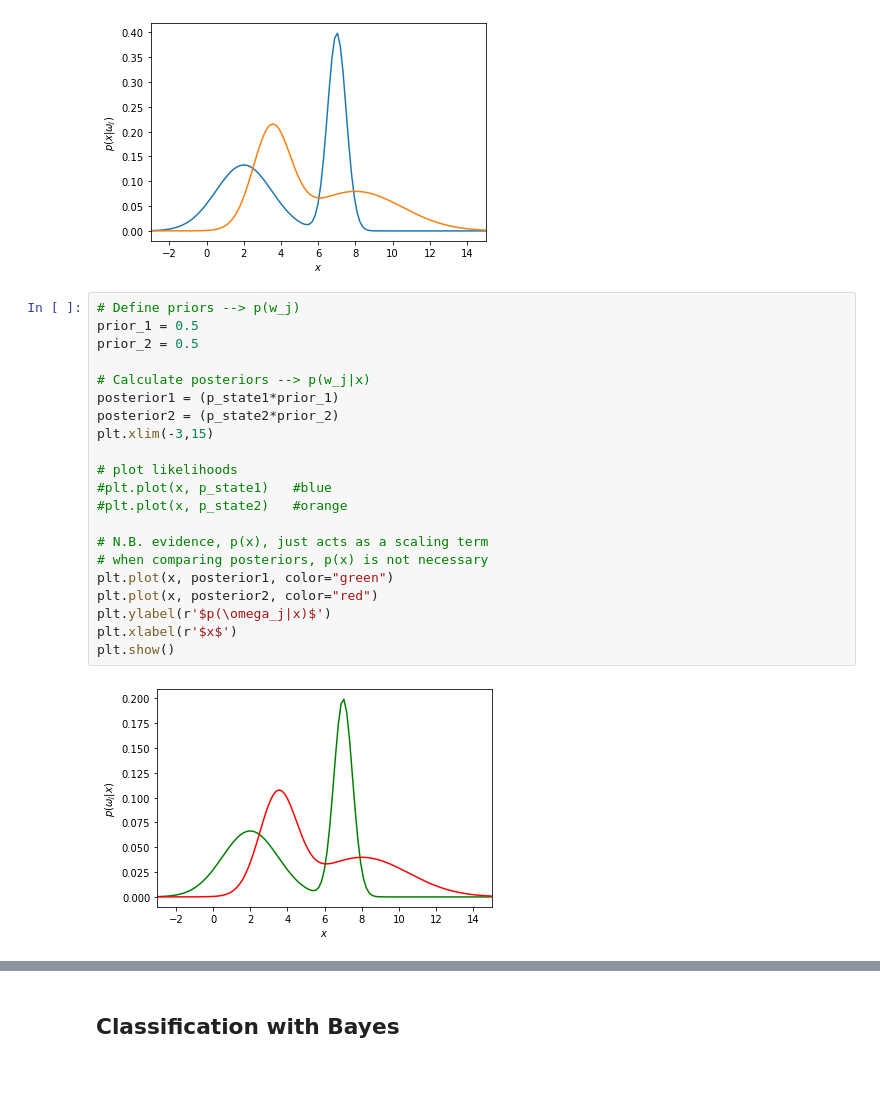
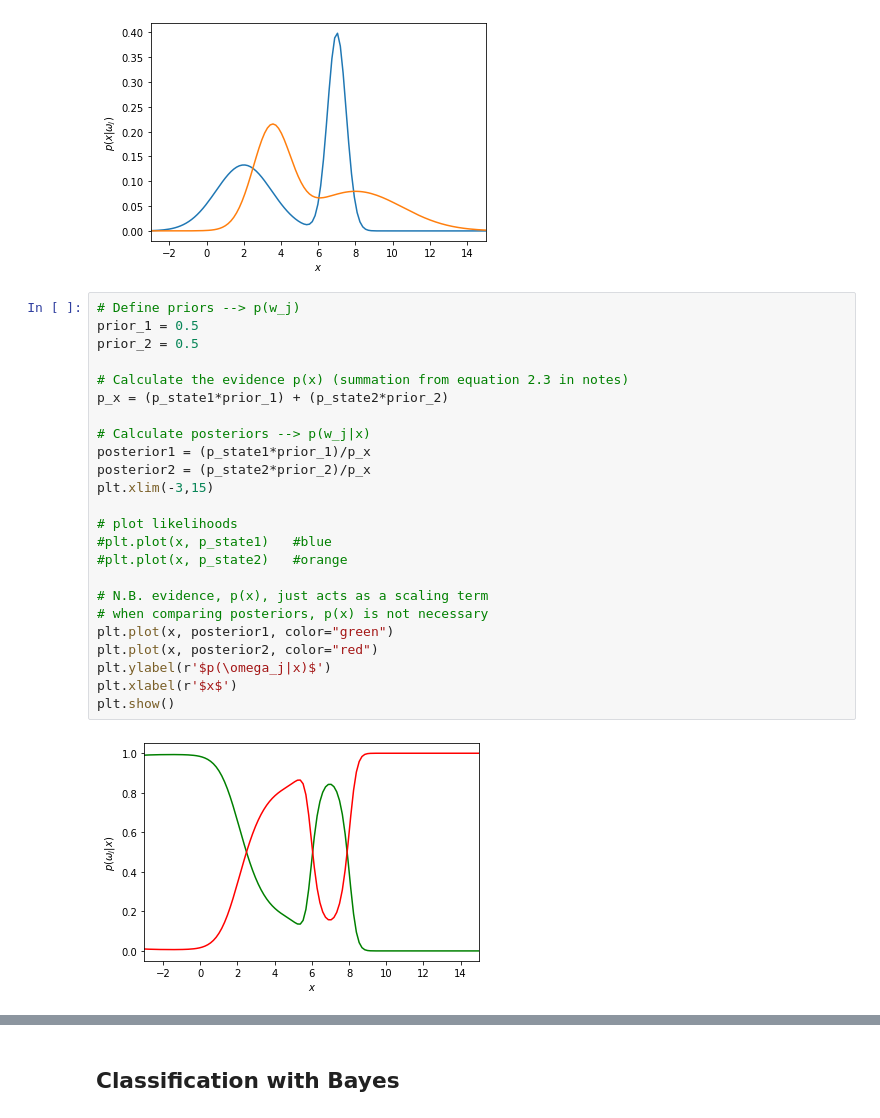
Before and after one commit to choiboy92/ImperialML, a Jupyter notebook: Tutorial 2/Tutorial2.ipynb, the cells around one changed output, grey strips where cells are left out. Saved outputs shown, nothing was run; the diff lists cells and outputs as text; blank space fills up the shorter version.

Commit message:
Correct evidence calculation

```diff
--- a/Tutorial 2/Tutorial2.ipynb
+++ b/Tutorial 2/Tutorial2.ipynb
@@ -39,26 +39,29 @@ plt.show()
 # %%
 # Define priors --> p(w_j)
 prior_1 = 0.5
 prior_2 = 0.5
 
+# Calculate the evidence p(x) (summation from equation 2.3 in notes)
+p_x = (p_state1*prior_1) + (p_state2*prior_2)
+
 # Calculate posteriors --> p(w_j|x)
-posterior1 = (p_state1*prior_1)
-posterior2 = (p_state2*prior_2)
+posterior1 = (p_state1*prior_1)/p_x
+posterior2 = (p_state2*prior_2)/p_x
 plt.xlim(-3,15)
 
 # plot likelihoods
 #plt.plot(x, p_state1)   #blue
 #plt.plot(x, p_state2)   #orange
 
 # N.B. evidence, p(x), just acts as a scaling term
 # when comparing posteriors, p(x) is not necessary
 plt.plot(x, posterior1, color="green")
 plt.plot(x, posterior2, color="red")
 plt.ylabel(r'$p(\omega_j|x)$')
 plt.xlabel(r'$x$')
 plt.show()
 # %% [output]
-[figure, old version]
+[figure, new version]
 # %%
 # Define priors --> p(w_j)
 prior_2 = 0.1
```
Also changed, not shown: parts of 1 cell of this notebook.
